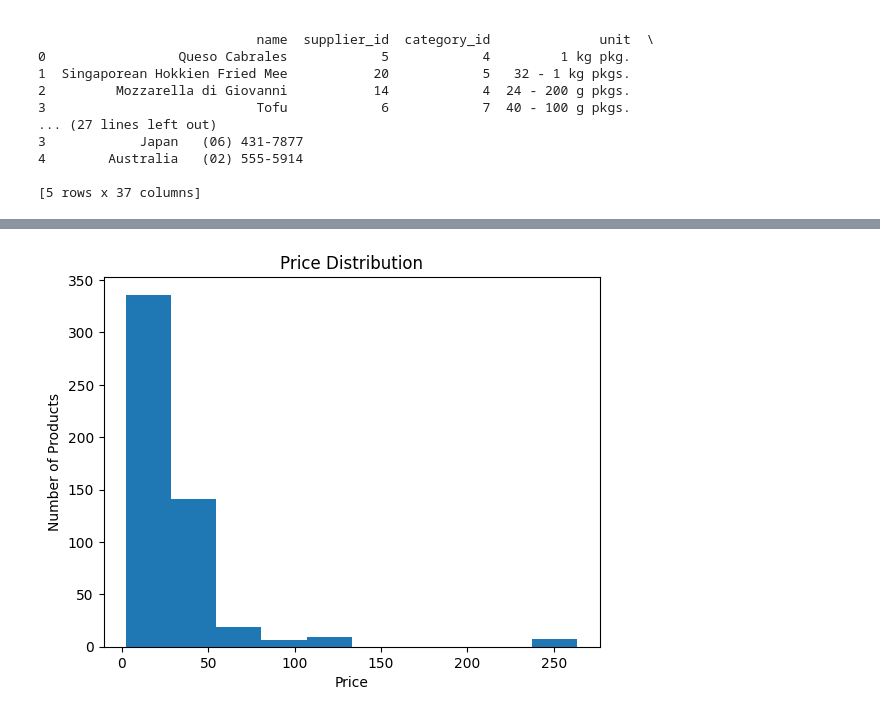
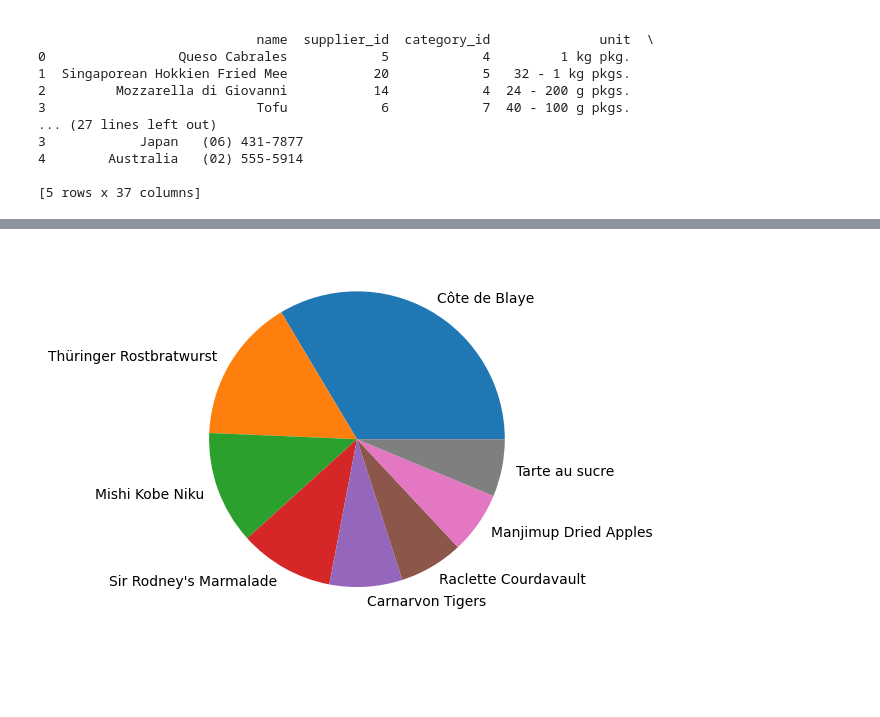
Before and after one commit to Peshp/Python-playground, a Jupyter notebook: Pandas/Notebooks/productsTdata_analys.ipynb, the cells around one changed output, grey strips where cells are left out. Cells and saved outputs as stored; diff of their text form; code cells hidden in the pictures; blank space fills up the shorter version.

```diff
--- a/Pandas/Notebooks/productsTdata_analys.ipynb
+++ b/Pandas/Notebooks/productsTdata_analys.ipynb
@@ -19,6 +19,8 @@ shippers.columns
 # %% [output]
 Index(['id', 'name', 'phone'], dtype='object')
 # %%
+df_products_order_details_categories = pd.read_csv('../data/csv/order_details_products_categories.csv')
+
 order_details_with_products = pd.merge(order_details, products, left_on='product_id', right_on='id', suffixes=('_order_detail', '_product'))
 
 order_details_with_products_and_categories = pd.merge(order_details_with_products, categories, left_on='category_id', right_on='id', suffixes=('', '_category'))
@@ -37,7 +39,8 @@ columns_to_drop = ['id_product', 'id_category', 'id_customer', 'id_employee', 'i
 combined_df = combined_df.drop(columns=columns_to_drop, errors='ignore')
 
 print(combined_df.head())
-combined_df.to_csv('../data/ProductsData/combined_data.csv', index=False)
+combined_df.to_csv('../data/csv/combined_data.csv', index=False)
+order_details_with_products_and_categories.to_csv('../data/csv/order_details_products_categories.csv', index=False)
 # %% [output]
    id_order_detail  order_id  product_id  quantity  \
 0                1     10248          11        12
@@ -95,8 +62,9 @@ plt.show()
 # %%
-plt.hist(df['price'])
-plt.xlabel('Price')
-plt.ylabel('Number of Products')
-plt.title('Price Distribution')
+products_price = df_products_order_details_categories.groupby('name')['price'].unique().sort_values(ascending=False)[:8]
+names = np.array(products_price.keys())
+prices = np.array(products_price.values)
+
+plt.pie(prices, labels=names)
 plt.show()
 # %% [output]
-[figure, old version]
+[figure, new version]
```
Also changed, not shown: parts of 3 cells of this notebook, 3 other files.
